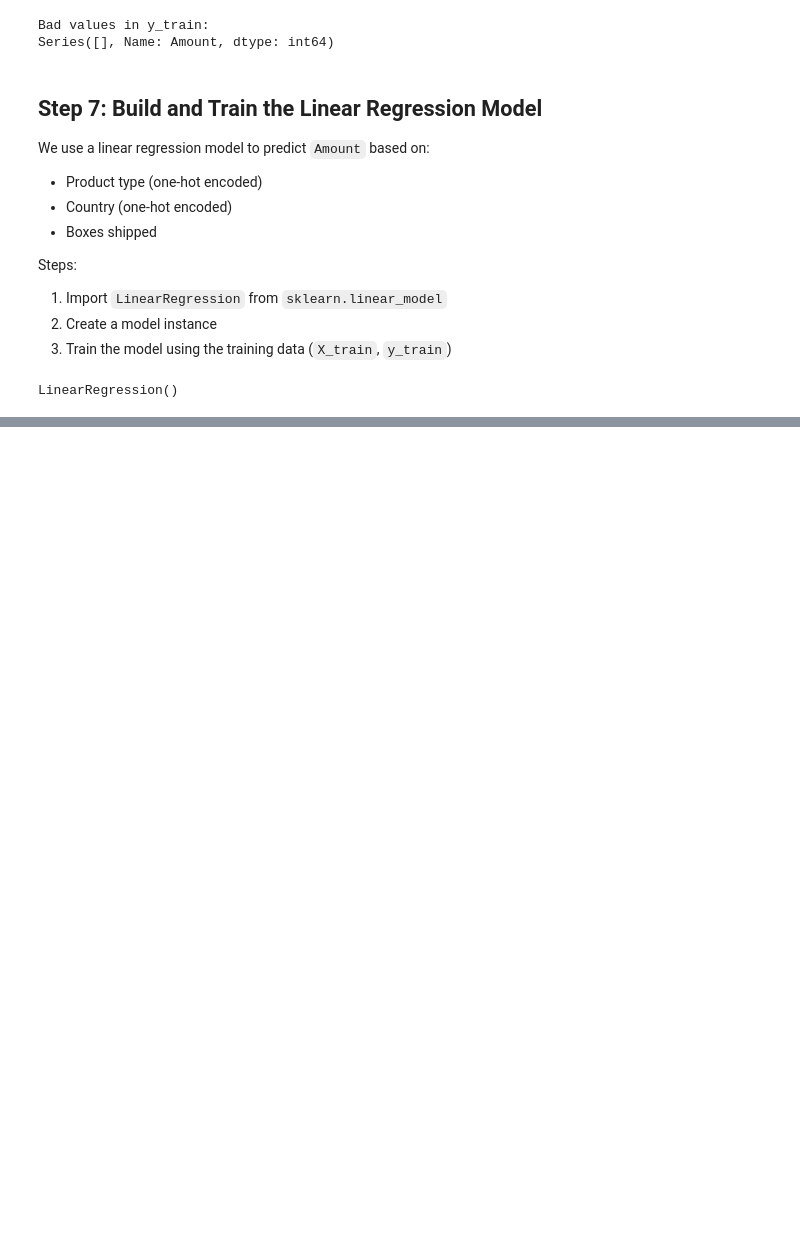
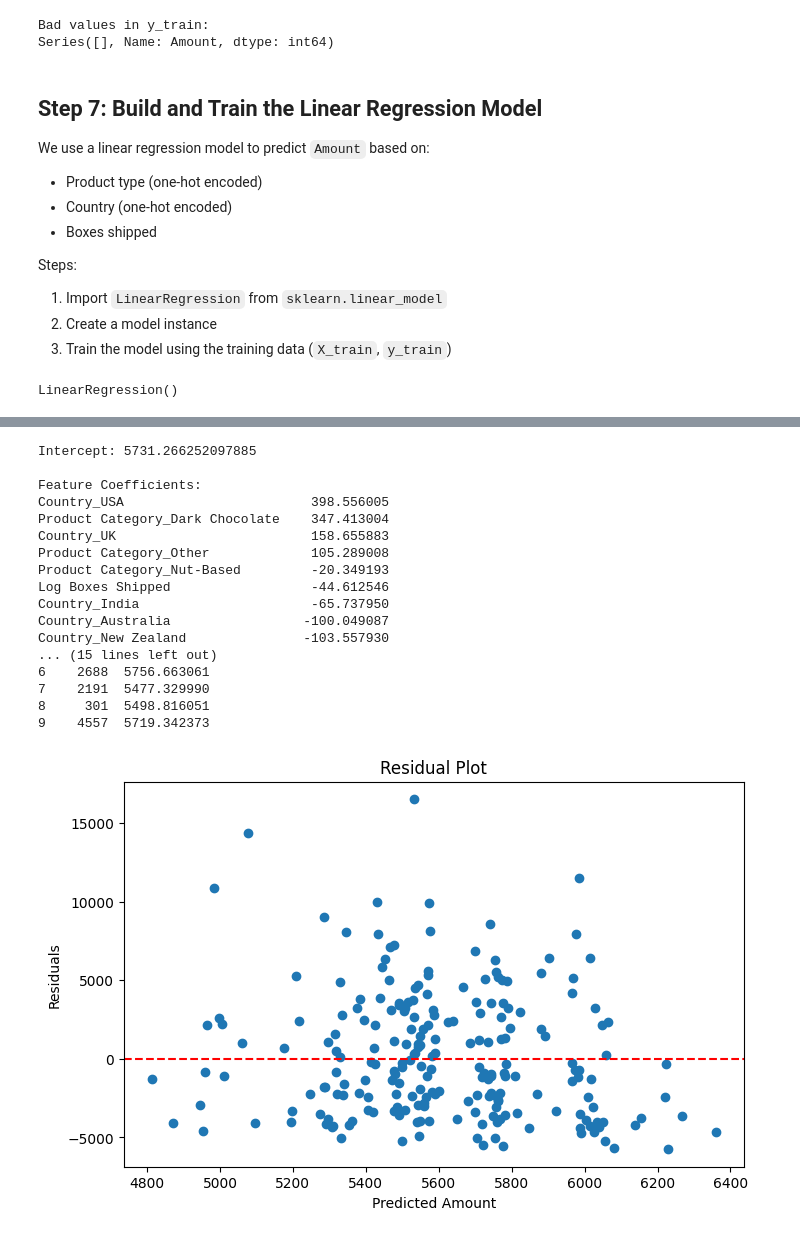
Before and after one commit to Kiruthikaa2512/ml-course-projects, a Jupyter notebook: notebooks/lab1_chocolate_sales.ipynb, the cells around one changed output, grey strips where cells are left out. Drawn from its saved outputs; the diff is of its cells as text; code cells hidden in the pictures; blank space fills up the shorter version.

```diff
--- a/notebooks/lab1_chocolate_sales.ipynb
+++ b/notebooks/lab1_chocolate_sales.ipynb
@@ -160,18 +192,12 @@ For this project, we’ll use:
 We apply one-hot encoding to `Product` and `Country` to convert them into numeric format.
 # %%
 # Step 6: Prepare features and target
-features = df[['Product', 'Country', 'Boxes Shipped']]
+features = df[['Product Category', 'Country', 'Log Boxes Shipped']]
 target = df['Amount']
 
 # One-hot encode categorical features
-features_encoded = pd.get_dummies(features, columns=['Product', 'Country'])
+features_encoded = pd.get_dummies(features, columns=['Product Category', 'Country'])
 
-# Split into training and test sets
+# Split the data
+from sklearn.model_selection import train_test_split
 X_train, X_test, y_train, y_test = train_test_split(features_encoded, target, test_size=0.2, random_state=42)
-
-# Confirm split sizes
-print("Training set size:", len(X_train))
-print("Test set size:", len(X_test))
-
-print("y_train dtype:", y_train.dtype)
-print("Bad values in y_train:", y_train[~y_train.apply(lambda x: isinstance(x, (int, float)))])
@@ -213,0 +252,65 @@ LinearRegression()
+# %%
+# Step 8: Evaluate the model
+
+from sklearn.metrics import mean_squared_error, r2_score
+import numpy as np
+
+# 1. Coefficients and intercept
+print("Intercept:", model.intercept_)
+coefficients = pd.Series(model.coef_, index=X_train.columns)
+print("\nFeature Coefficients:")
+print(coefficients.sort_values(ascending=False))
+
+# 2. R² score
+r2 = model.score(X_test, y_test)
+print("\nR² Score on Test Set:", round(r2, 4))
+
+# 3. RMSE
+y_pred = model.predict(X_test)
+rmse = np.sqrt(mean_squared_error(y_test, y_pred))
+print("Root Mean Squared Error (RMSE):", round(rmse, 2))
+
+# 4. Compare predictions vs actuals (first 10)
+comparison = pd.DataFrame({
+    "Actual": y_test.values[:10],
+    "Predicted": y_pred[:10]
+})
+print("\nFirst 10 Predictions vs Actuals:")
+print(comparison)
+
+# 5. Residual plot
+
+residuals = y_test - y_pred
+plt.figure(figsize=(8, 5))
+plt.scatter(y_pred, residuals)
+plt.axhline(0, color='red', linestyle='--')
+plt.xlabel("Predicted Amount")
+plt.ylabel("Residuals")
+plt.title("Residual Plot")
+plt.show()
+
+# Bar Chart of Coefficients
+coefficients.sort_values().plot(kind='barh', figsize=(8, 6))
+plt.title("Feature Coefficients")
+plt.xlabel("Coefficient Value")
+plt.ylabel("Feature")
+plt.show()
+# %% [output]
+Intercept: 5731.266252097885
+
+Feature Coefficients:
+Country_USA                        398.556005
+Product Category_Dark Chocolate    347.413004
+Country_UK                         158.655883
+Product Category_Other             105.289008
+Product Category_Nut-Based         -20.349193
+Log Boxes Shipped                  -44.612546
+Country_India                      -65.737950
+Country_Australia                 -100.049087
+Country_New Zealand               -103.557930
+... (15 lines left out)
+6    2688  5756.663061
+7    2191  5477.329990
+8     301  5498.816051
+9    4557  5719.342373
+[figure, added]
```
Also changed, not shown: parts of 4 cells of this notebook.
